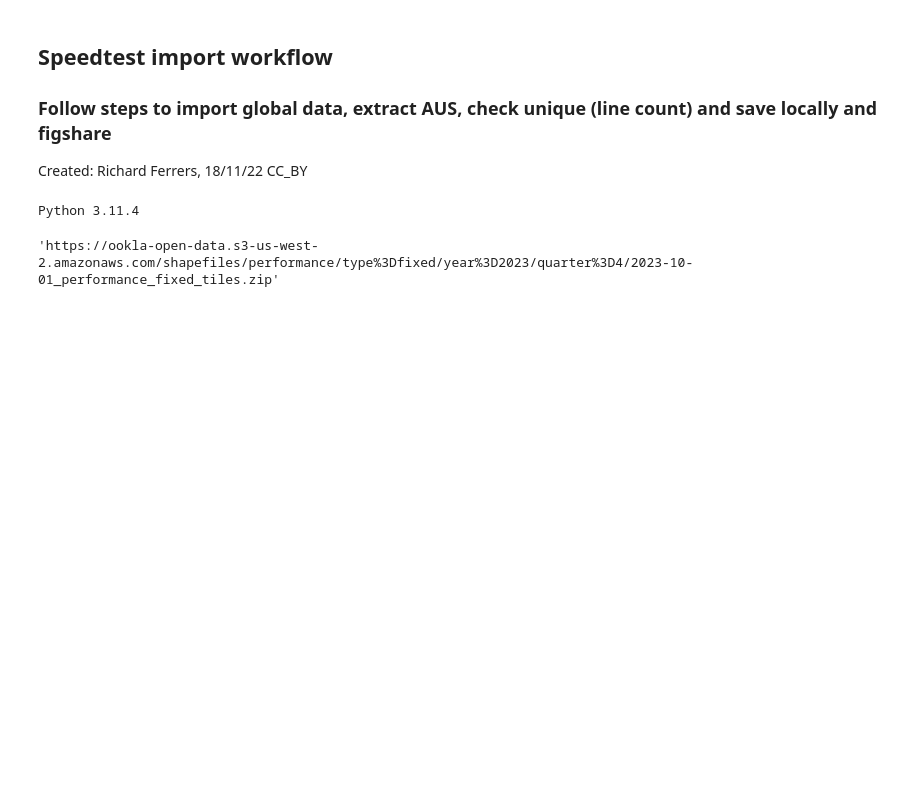
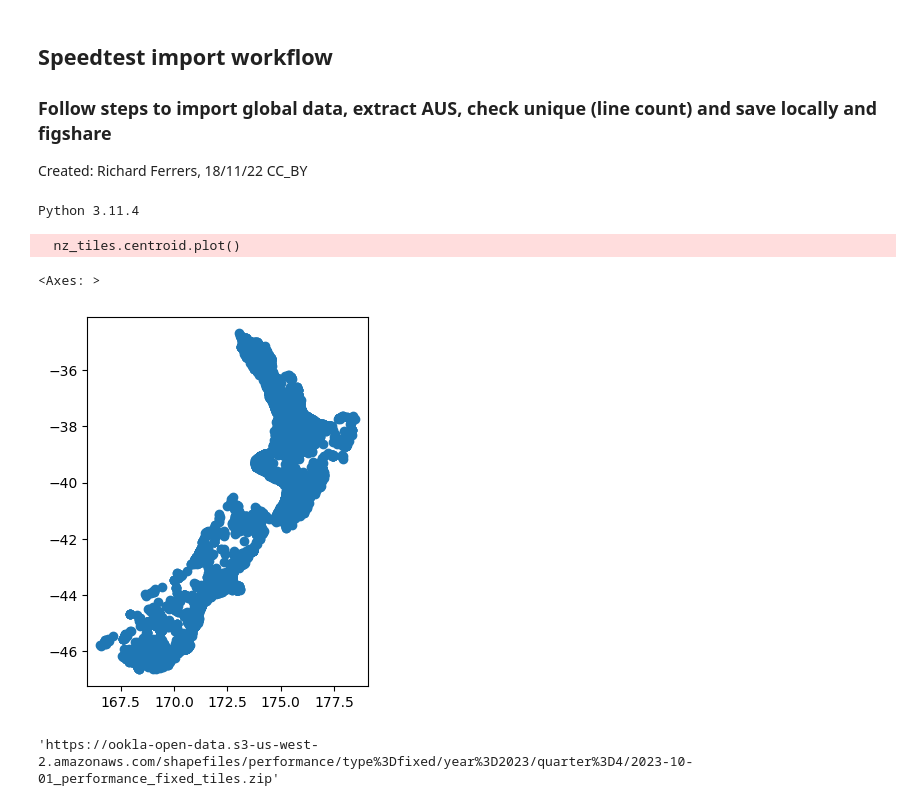
Before and after one commit to areff2000/speedtestAU, a Jupyter notebook: Speedtest-workflow-import-v2.ipynb, the cells around one changed output. Drawn from its saved outputs; the diff is of its cells as text; code cells hidden in the pictures; blank space fills up the shorter version.

Commit message:
Add NZ test, load, plot

```diff
--- a/Speedtest-workflow-import-v2.ipynb
+++ b/Speedtest-workflow-import-v2.ipynb
@@ -35,6 +35,16 @@ from shapely.geometry import Point
 !python --version
 # %% [output]
 Python 3.11.4
+# %%
+# test load NZ data
+nz_tiles = gp.read_file("speedtest-NZ-Q323.geojson")
+# %%
+# test plot NZ data
+nz_tiles.centroid.plot()
+# %% [output]
+  nz_tiles.centroid.plot()
+<Axes: >
+[figure, added]
 # %%
 def quarter_start(year: int, q: int) -> datetime:
     if not 1 <= q <= 4:
```
Also changed, not shown: parts of 1 cell of this notebook.
